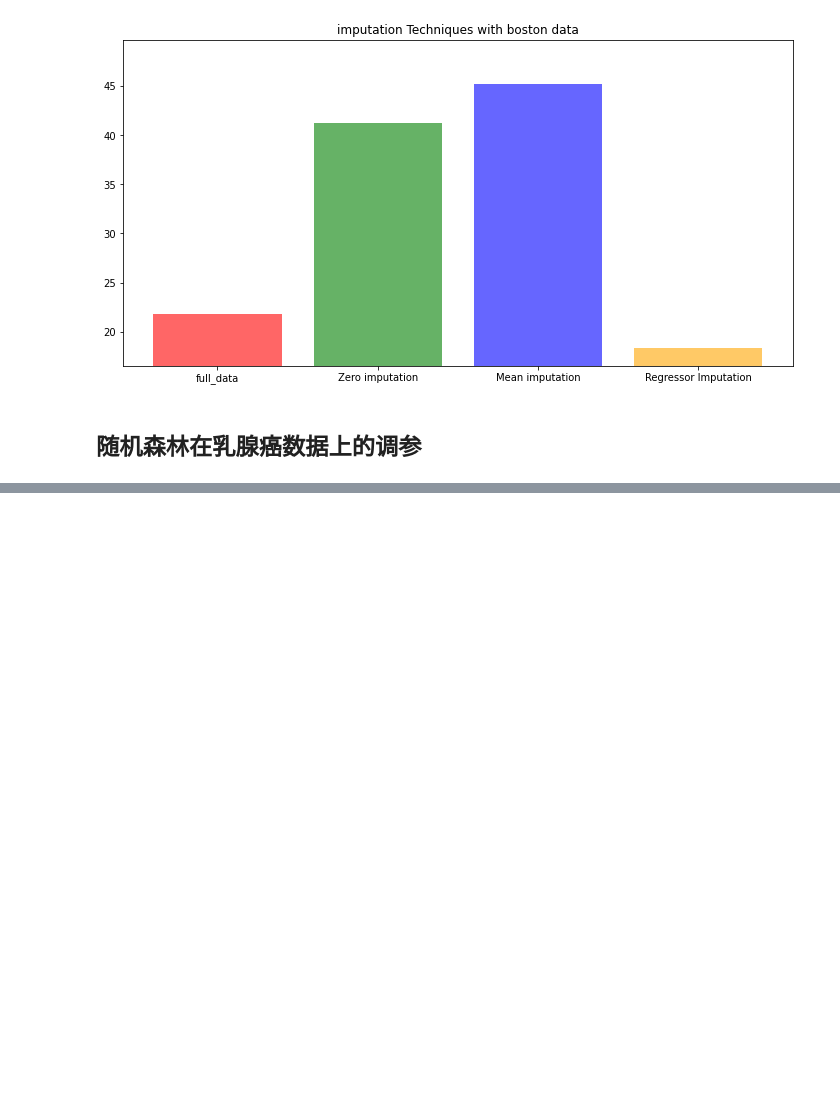
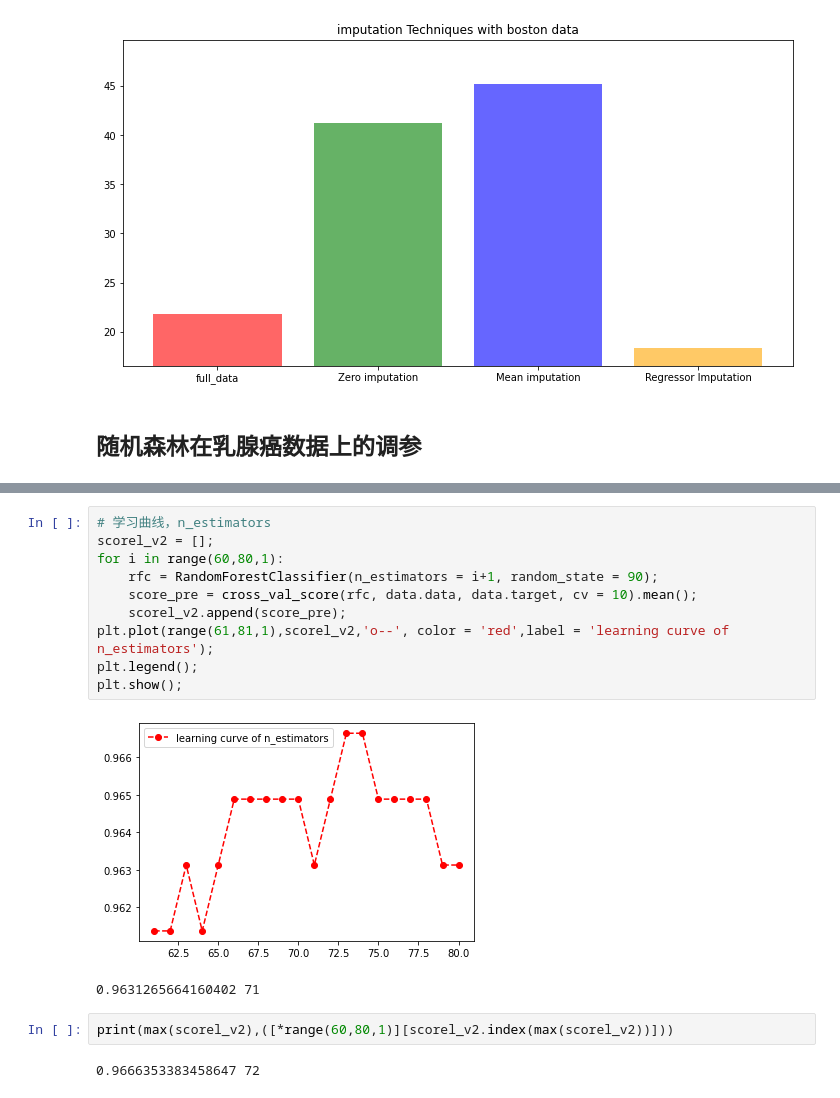
Before and after one commit to dongyeseu/knowledge, a Jupyter notebook: machine_learning/1.1 菜菜的sklearn学习课堂/2. Random Forest.ipynb, the cells around one changed output, grey strips where cells are left out. Drawn from its saved outputs; the diff is of its cells as text; blank space fills up the shorter version.

```diff
--- a/machine_learning/1.1 菜菜的sklearn学习课堂/2. Random Forest.ipynb
+++ b/machine_learning/1.1 菜菜的sklearn学习课堂/2. Random Forest.ipynb
@@ -561,0 +657,17 @@ plt.show()
+# %%
+# 学习曲线，n_estimators
+scorel_v2 = [];
+for i in range(60,80,1):
+    rfc = RandomForestClassifier(n_estimators = i+1, random_state = 90);
+    score_pre = cross_val_score(rfc, data.data, data.target, cv = 10).mean();
+    scorel_v2.append(score_pre);
+plt.plot(range(61,81,1),scorel_v2,'o--', color = 'red',label = 'learning curve of n_estimators');
+plt.legend();
+plt.show();
+# %% [output]
+[figure, added]
+0.9631265664160402 71
+# %%
+print(max(scorel_v2),([*range(60,80,1)][scorel_v2.index(max(scorel_v2))]))
+# %% [output]
+0.9666353383458647 72
```
Also changed, not shown: parts of 17 cells of this notebook, 1 other file.
